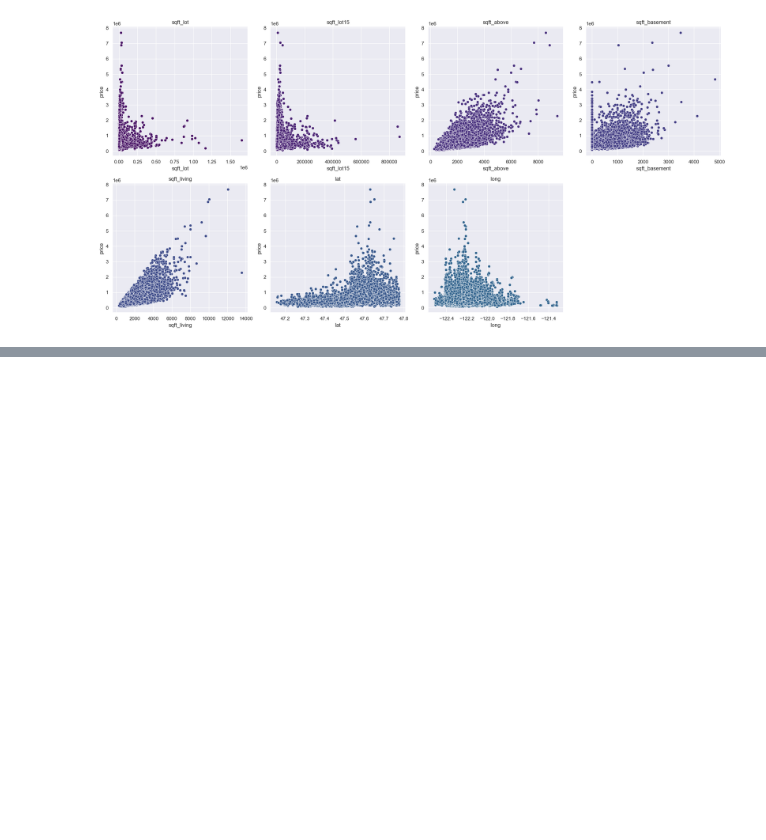
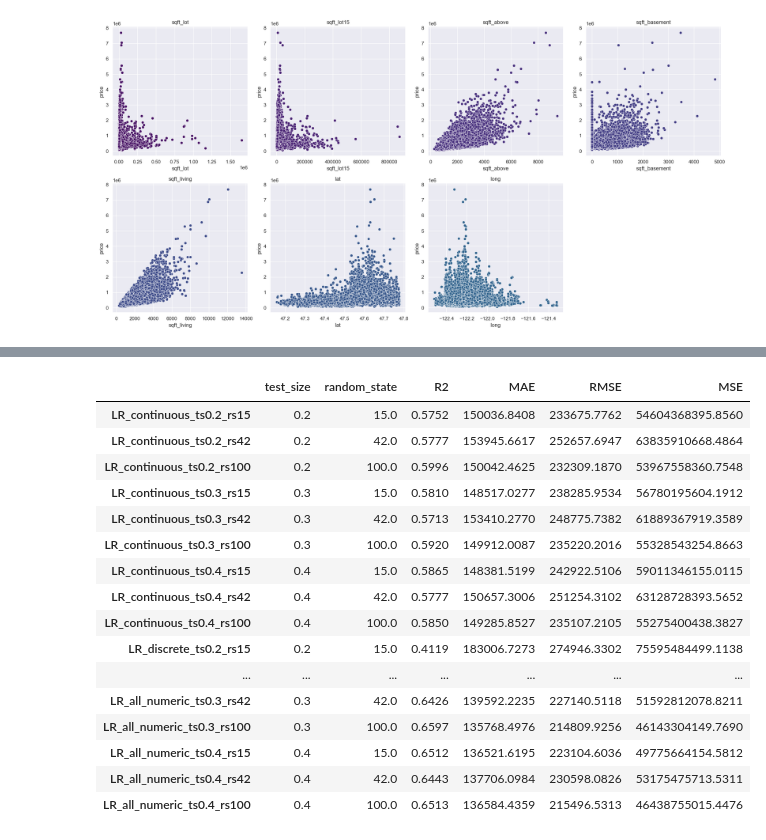
Before and after one commit to martaverfer/mini-project-ironkaggle, a Jupyter notebook: notebooks/Fani.ipynb, the cells around one changed output, grey strips where cells are left out. Saved outputs shown, nothing was run; the diff lists cells and outputs as text; code cells hidden in the pictures; blank space fills up the shorter version.

Commit message:
Linear regression model testing finished.

```diff
--- a/notebooks/Fani.ipynb
+++ b/notebooks/Fani.ipynb
@@ -111,8 +85,0 @@ y = df_numerical["price"]
-# %%
-# Test/Train split
-random_state=15
-
-X_train, X_test, y_train, y_test = train_test_split(X, y, test_size=0.3, random_state=random_state)
-print(f'100% of our data: {len(df)}.')
-print(f'70% for training data: {len(X_train)}.')
-print(f'30% for test data: {len(X_test)}.')
@@ -146,0 +131,66 @@ MSE =   47175153012.0038
+# %%
+# do not include target column 'price' to continuous column names list
+continuous_columns = []
+continuous_columns.append('sqft_lot')
+continuous_columns.append('sqft_lot15')
+continuous_columns.append('sqft_above')
+continuous_columns.append('sqft_basement')
+continuous_columns.append('sqft_living')
+continuous_columns.append('lat')
+continuous_columns.append('long')
+# %%
+logging.getLogger().setLevel(logging.INFO)
+
+# Define different subsets of features
+feature_subsets = {
+    "continuous": continuous_columns,
+    "discrete": descrete_columns,
+    "all_numeric": continuous_columns + descrete_columns
+}
+
+# Define test sizes to experiment with
+test_sizes = [0.2, 0.3, 0.4]
+
+# Define different random_state values for variability
+random_states = [15, 42, 100]
+
+# Create dictionary to store test results
+dict_model_test = {}
+
+# Loop through different feature subsets, test sizes, and random states
+for subset_name, feature_list in feature_subsets.items():
+    for test_size in test_sizes:
+        for random_state in random_states:
+            # X/y split
+            X = df[feature_list]
+            y = df["price"]
+
+            # Run linear regression test
+            key = f"LR_{subset_name}_ts{test_size}_rs{random_state}"
+            dict_model_test[key] = linear_regression_test(X, y, test_size, random_state)
+
+df_model_test = pd.DataFrame(dict_model_test).T
+
+# Apply formatting to ensure all values are displayed with 4 decimal places
+columns_to_format = ['R2', 'MAE', 'RMSE', 'MSE']
+df_model_test[columns_to_format] = df_model_test[columns_to_format].map(lambda x: f"{x:.4f}")
+
+df_model_test
+# %% [output]
+|  | test_size | random_state | R2 | MAE | RMSE | MSE |
+| LR_continuous_ts0.2_rs15 | 0.2 | 15.0 | 0.5752 | 150036.8408 | 233675.7762 | 54604368395.8560 |
+| LR_continuous_ts0.2_rs42 | 0.2 | 42.0 | 0.5777 | 153945.6617 | 252657.6947 | 63835910668.4864 |
+| LR_continuous_ts0.2_rs100 | 0.2 | 100.0 | 0.5996 | 150042.4625 | 232309.1870 | 53967558360.7548 |
+| LR_continuous_ts0.3_rs15 | 0.3 | 15.0 | 0.5810 | 148517.0277 | 238285.9534 | 56780195604.1912 |
+| LR_continuous_ts0.3_rs42 | 0.3 | 42.0 | 0.5713 | 153410.2770 | 248775.7382 | 61889367919.3589 |
+| LR_continuous_ts0.3_rs100 | 0.3 | 100.0 | 0.5920 | 149912.0087 | 235220.2016 | 55328543254.8663 |
+| LR_continuous_ts0.4_rs15 | 0.4 | 15.0 | 0.5865 | 148381.5199 | 242922.5106 | 59011346155.0115 |
+| LR_continuous_ts0.4_rs42 | 0.4 | 42.0 | 0.5777 | 150657.3006 | 251254.3102 | 63128728393.5652 |
+| LR_continuous_ts0.4_rs100 | 0.4 | 100.0 | 0.5850 | 149285.8527 | 235107.2105 | 55275400438.3827 |
+| LR_discrete_ts0.2_rs15 | 0.2 | 15.0 | 0.4119 | 183006.7273 | 274946.3302 | 75595484499.1138 |
+| ... | ... | ... | ... | ... | ... | ... |
+| LR_all_numeric_ts0.3_rs42 | 0.3 | 42.0 | 0.6426 | 139592.2235 | 227140.5118 | 51592812078.8211 |
+| LR_all_numeric_ts0.3_rs100 | 0.3 | 100.0 | 0.6597 | 135768.4976 | 214809.9256 | 46143304149.7690 |
+| LR_all_numeric_ts0.4_rs15 | 0.4 | 15.0 | 0.6512 | 136521.6195 | 223104.6036 | 49775664154.5812 |
+| LR_all_numeric_ts0.4_rs42 | 0.4 | 42.0 | 0.6443 | 137706.0984 | 230598.0826 | 53175475713.5311 |
+| LR_all_numeric_ts0.4_rs100 | 0.4 | 100.0 | 0.6513 | 136584.4359 | 215496.5313 | 46438755015.4476 |
```
Also changed, not shown: parts of 9 cells of this notebook.
